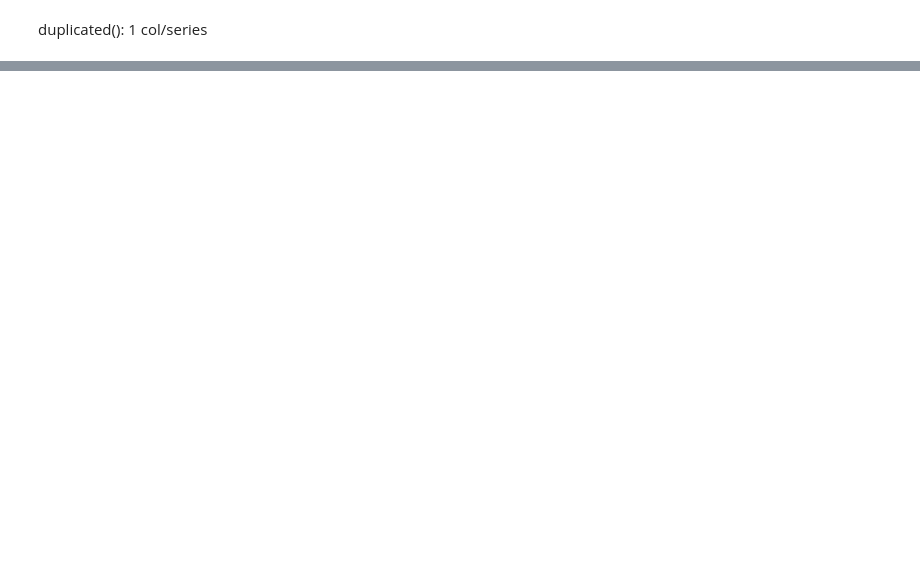
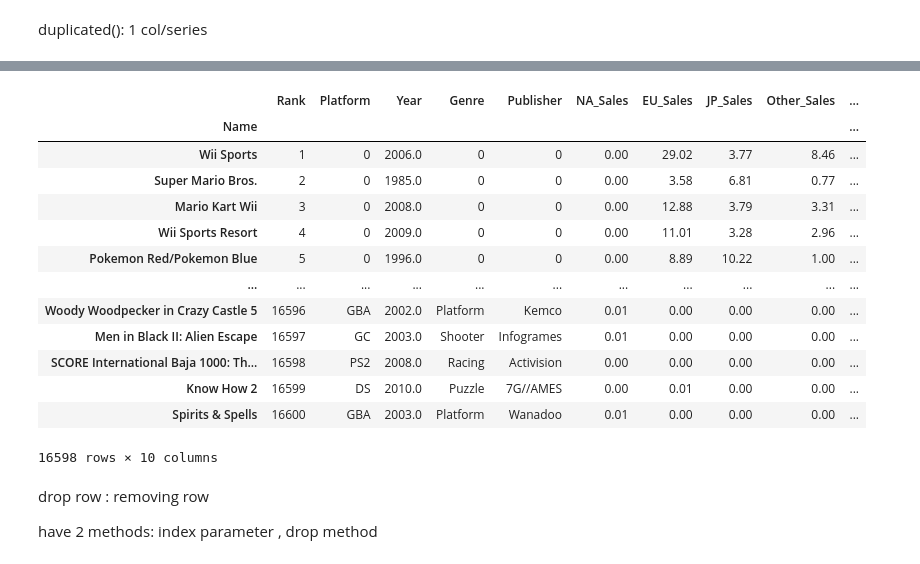
Before and after one commit to 123EFD/python, a Jupyter notebook: introduction-to-pandas-and-numpy.ipynb, the cells around one changed output, grey strips where cells are left out. Cells and saved outputs as stored; diff of their text form; code cells hidden in the pictures; blank space fills up the shorter version.

```diff
--- a/introduction-to-pandas-and-numpy.ipynb
+++ b/introduction-to-pandas-and-numpy.ipynb
@@ -692,0 +557,24 @@ df_languages.drop_duplicates(['writing score'], keep='last', implace=True, ignor
+# %%
+#set value for rows matching a condition
+columns = ['Platform', 'Genre', 'Publisher', 'NA_Sales']
+df.loc[df['NA_Sales'] > 10, columns] = 0
+df
+# %% [output]
+|  | Rank | Platform | Year | Genre | Publisher | NA_Sales | EU_Sales | JP_Sales | Other_Sales | ... |
+| Name |  |  |  |  |  |  |  |  |  | ... |
+| Wii Sports | 1 | 0 | 2006.0 | 0 | 0 | 0.00 | 29.02 | 3.77 | 8.46 | ... |
+| Super Mario Bros. | 2 | 0 | 1985.0 | 0 | 0 | 0.00 | 3.58 | 6.81 | 0.77 | ... |
+| Mario Kart Wii | 3 | 0 | 2008.0 | 0 | 0 | 0.00 | 12.88 | 3.79 | 3.31 | ... |
+| Wii Sports Resort | 4 | 0 | 2009.0 | 0 | 0 | 0.00 | 11.01 | 3.28 | 2.96 | ... |
+| Pokemon Red/Pokemon Blue | 5 | 0 | 1996.0 | 0 | 0 | 0.00 | 8.89 | 10.22 | 1.00 | ... |
+| ... | ... | ... | ... | ... | ... | ... | ... | ... | ... | ... |
+| Woody Woodpecker in Crazy Castle 5 | 16596 | GBA | 2002.0 | Platform | Kemco | 0.01 | 0.00 | 0.00 | 0.00 | ... |
+| Men in Black II: Alien Escape | 16597 | GC | 2003.0 | Shooter | Infogrames | 0.01 | 0.00 | 0.00 | 0.00 | ... |
+| SCORE International Baja 1000: Th... | 16598 | PS2 | 2008.0 | Racing | Activision | 0.00 | 0.00 | 0.00 | 0.00 | ... |
+| Know How 2 | 16599 | DS | 2010.0 | Puzzle | 7G//AMES | 0.00 | 0.01 | 0.00 | 0.00 | ... |
+| Spirits & Spells | 16600 | GBA | 2003.0 | Platform | Wanadoo | 0.01 | 0.00 | 0.00 | 0.00 | ... |
+16598 rows × 10 columns
+# %% [markdown]
+drop row : removing row
+
+have 2 methods: index parameter , drop method
```
Also changed, not shown: parts of 134 cells of this notebook.
